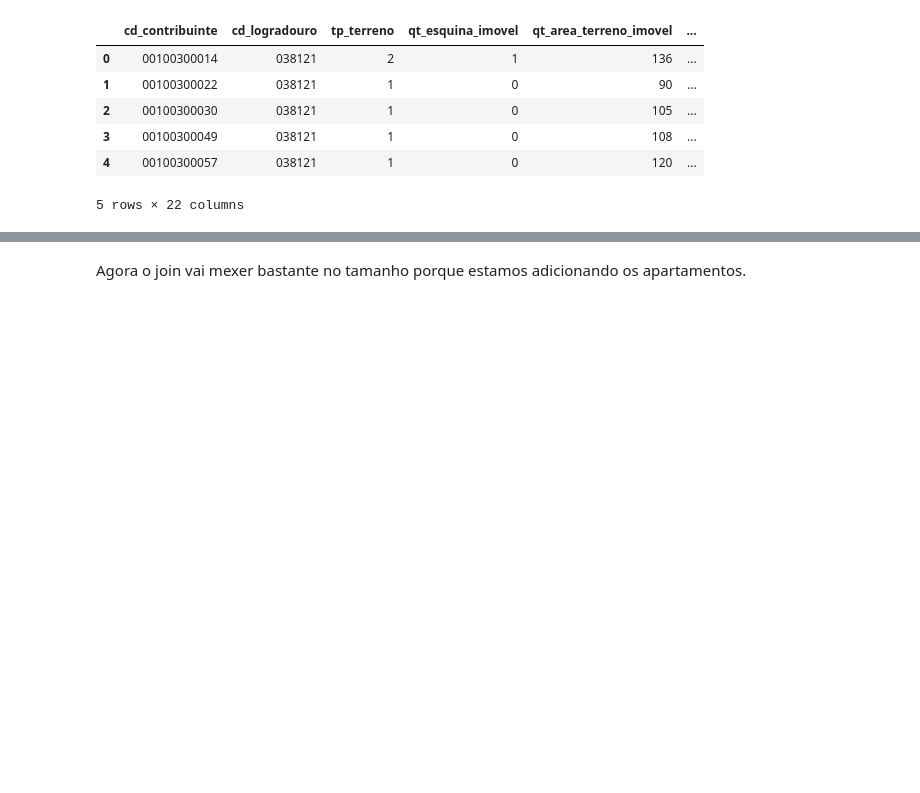
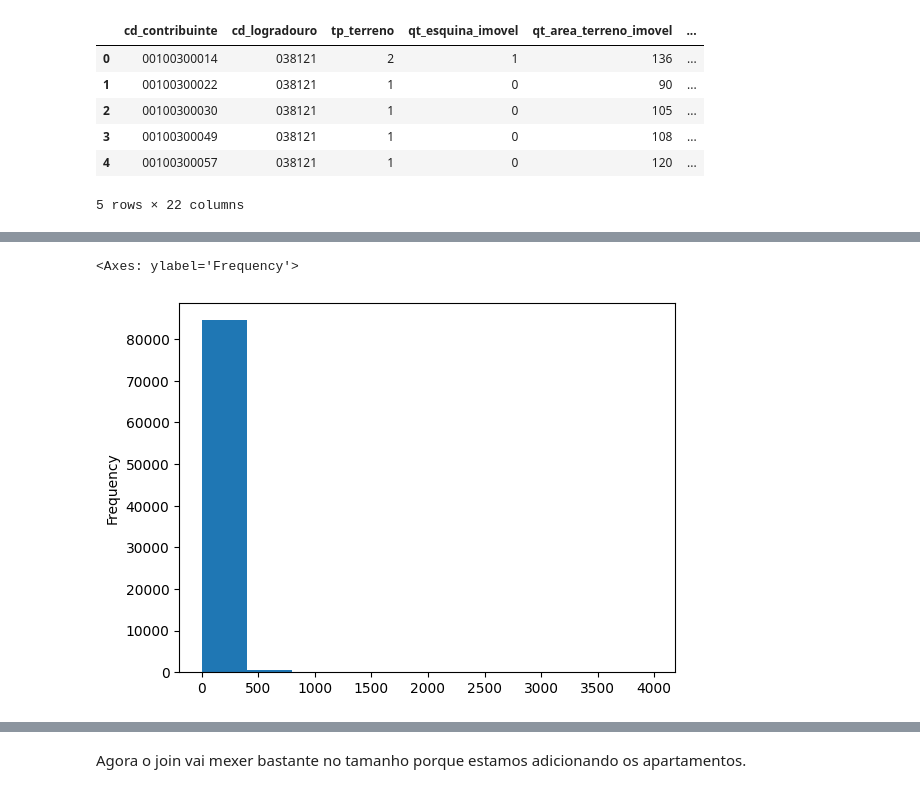
Before and after one commit to h-pgy/zoneamento_lotes_pmsp, a Jupyter notebook: 04_solicitacao_equipe_dimap1.ipynb, the cells around one changed output, grey strips where cells are left out. Cells and saved outputs as stored; diff of their text form; code cells hidden in the pictures; blank space fills up the shorter version.

```diff
--- a/04_solicitacao_equipe_dimap1.ipynb
+++ b/04_solicitacao_equipe_dimap1.ipynb
@@ -151,4 +189,4 @@ df['cd_logradouro'] = df['cd_logradouro'].astype(str).str.zfill(6)
 df['setor'] = df['cd_contribuinte'].str[:3]
 df['quadra'] = df['cd_contribuinte'].str[3:6]
 # %%
-df['CODLSQ']= df['cd_logradouro'] + '.' + df['setor'] + '.' + df['quadra']
+df['CODLSQ']= df['cd_logradouro'] + df['setor'] + df['quadra']
@@ -297,0 +279,5 @@ gdf.head()
+# %%
+df.groupby('id_lote_cond').count()['cd_contribuinte'].plot.hist()
+# %% [output]
+<Axes: ylabel='Frequency'>
+[figure, added]
```
Also changed, not shown: parts of 35 cells of this notebook, 1 other file.
